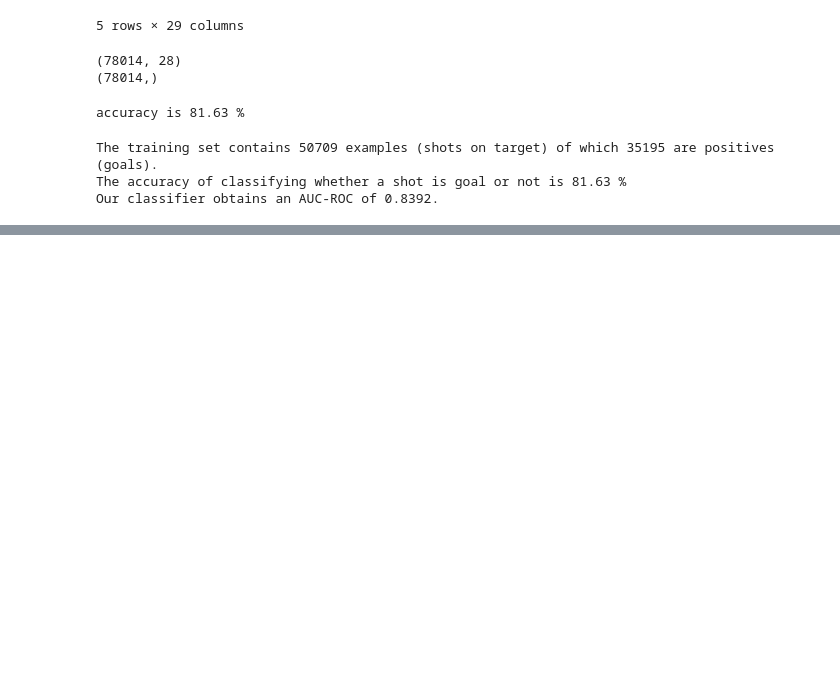
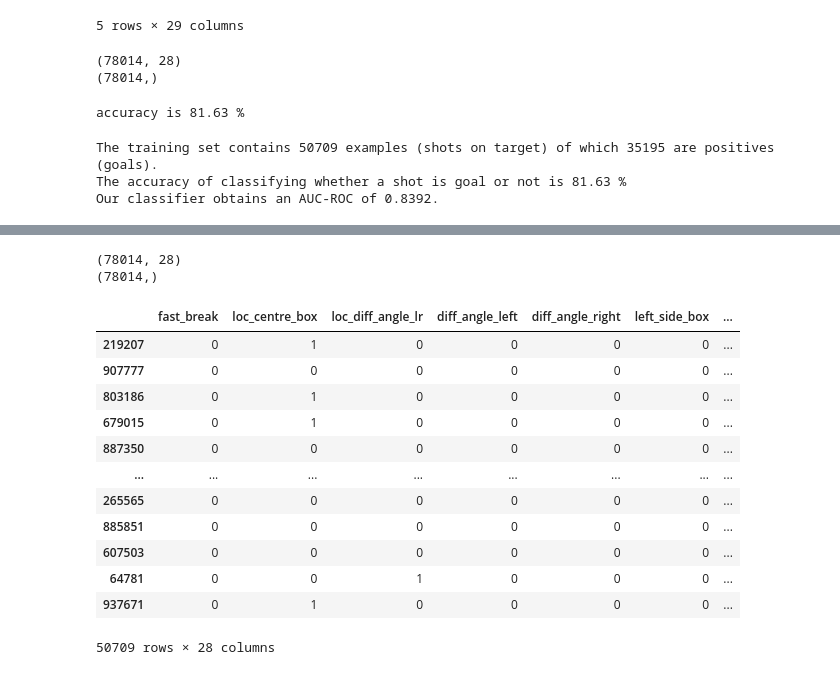
Before and after one commit to gmtorres/MIEIC_19_20_IART, a Jupyter notebook: Proj2/expected_save.ipynb, the cells around one changed output, grey strips where cells are left out. Cells and saved outputs as stored; diff of their text form; code cells hidden in the pictures; blank space fills up the shorter version.

Commit message:
Continuation of saves, graphs did not work

```diff
--- a/Proj2/expected_save.ipynb
+++ b/Proj2/expected_save.ipynb
@@ -236,0 +151,5 @@ NameError: name 'events2' is not defined
+# %%
+shots = events[(events.event_type==1)]
+shots_on_target = shots[(shots.shot_outcome==1)].copy()
+shots_on_target['is_save'] = 1 - shots_on_target['is_goal']
+shots_on_target.head()
@@ -236,0 +166,5 @@ NameError: name 'events2' is not defined
+# %%
+shots_prediction = shots_on_target.iloc[:,[-1,-6,-5,-4,-3, -2]]
+dummies = pd.get_dummies(shots_prediction, columns=['location', 'bodypart','assist_method', 'situation'])
+dummies.columns = ['is_save', 'fast_break','loc_centre_box', 'loc_diff_angle_lr', 'diff_angle_left', 'diff_angle_right', 'left_side_box', 'left_side_6ybox', 'right_side_box', 'right_side_6ybox', 'close_range', 'penalty', 'outside_box', 'long_range', 'more_35y', 'more_40y', 'not_recorded', 'right_foot', 'left_foot', 'header', 'no_assist', 'assist_pass', 'assist_cross', 'assist_header', 'assist_through_ball', 'open_play', 'set_piece', 'corner', 'free_kick']
+dummies.head()
@@ -236,0 +182,23 @@ NameError: name 'events2' is not defined
+# %%
+X = dummies.iloc[:,1:]
+y = dummies.iloc[:,0]
+print(X.shape)
+print(y.shape)
+X_train, X_test, y_train, y_test = train_test_split(X, y, test_size=0.35, random_state=1)
+X_train
+# %% [output]
+(78014, 28)
+(78014,)
+|  | fast_break | loc_centre_box | loc_diff_angle_lr | diff_angle_left | diff_angle_right | left_side_box | ... |
+| 219207 | 0 | 1 | 0 | 0 | 0 | 0 | ... |
+| 907777 | 0 | 0 | 0 | 0 | 0 | 0 | ... |
+| 803186 | 0 | 1 | 0 | 0 | 0 | 0 | ... |
+| 679015 | 0 | 1 | 0 | 0 | 0 | 0 | ... |
+| 887350 | 0 | 0 | 0 | 0 | 0 | 0 | ... |
+| ... | ... | ... | ... | ... | ... | ... | ... |
+| 265565 | 0 | 0 | 0 | 0 | 0 | 0 | ... |
+| 885851 | 0 | 0 | 0 | 0 | 0 | 0 | ... |
+| 607503 | 0 | 0 | 0 | 0 | 0 | 0 | ... |
+| 64781 | 0 | 0 | 1 | 0 | 0 | 0 | ... |
+| 937671 | 0 | 1 | 0 | 0 | 0 | 0 | ... |
+50709 rows × 28 columns
```
Also changed, not shown: parts of 22 cells of this notebook.
